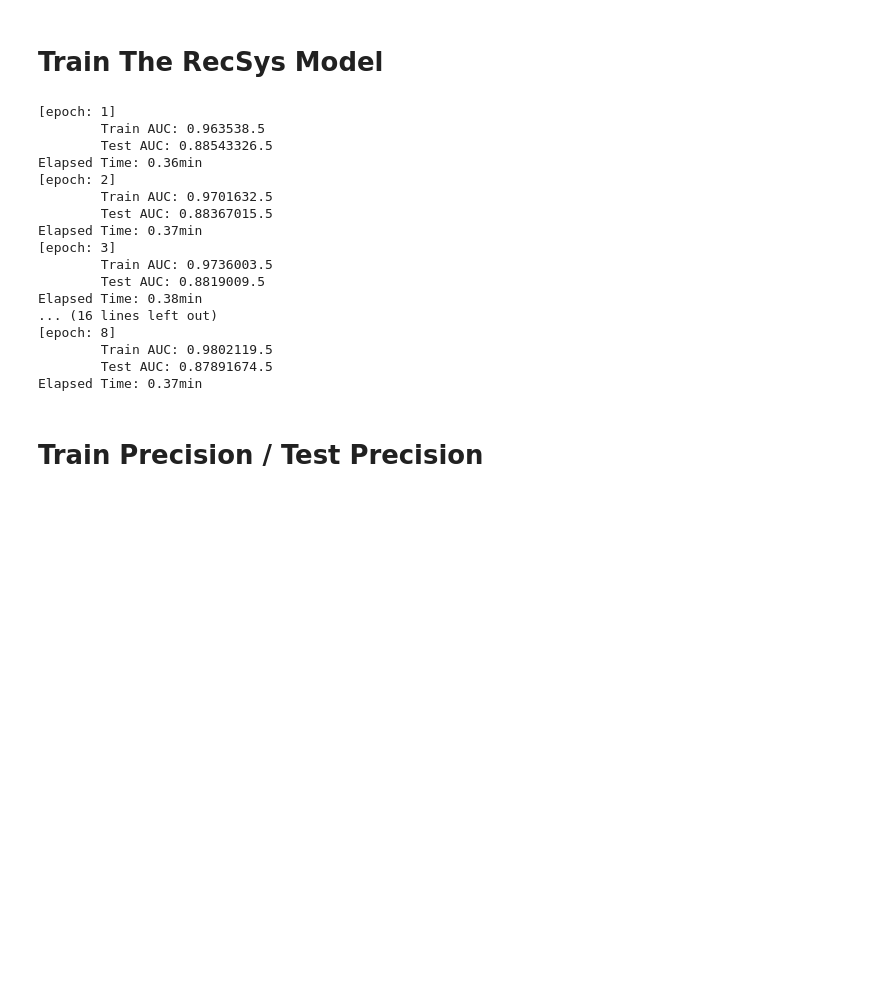
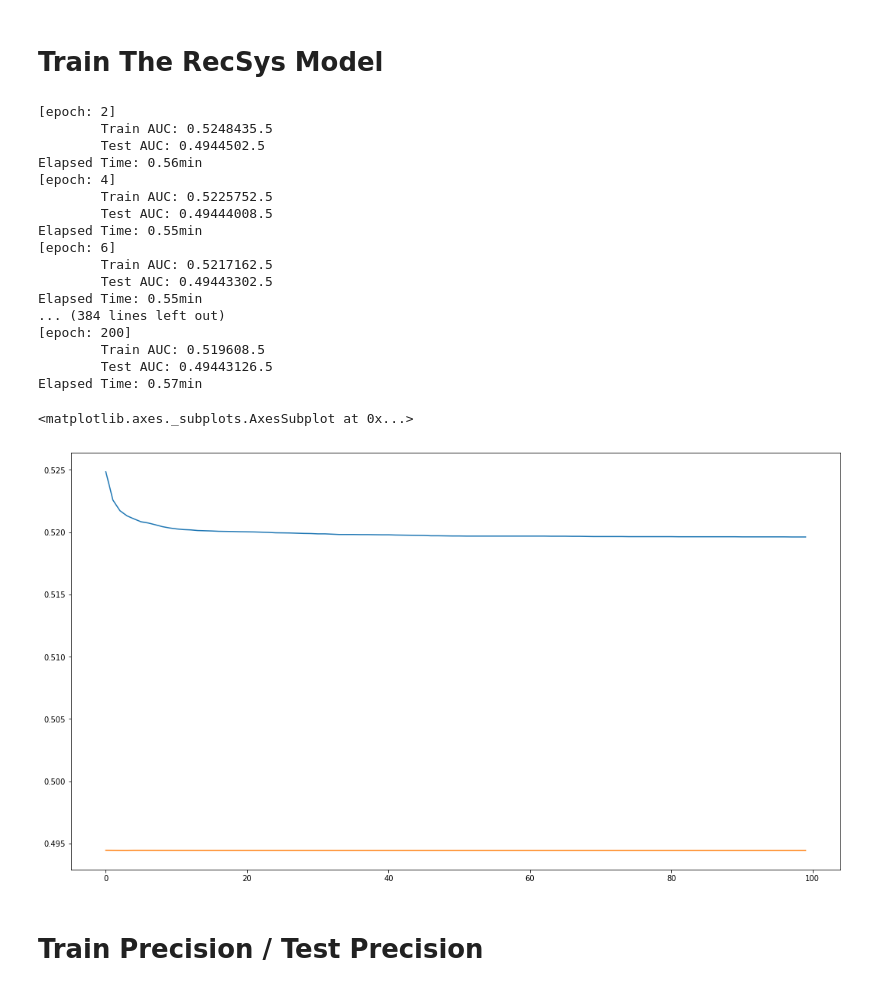
Before and after one commit to RaulSanchezVazquez/RecSys_Classification, a Jupyter notebook: Movies_classifier.ipynb, the cells around one changed output. Cells and saved outputs as stored; diff of their text form; code cells hidden in the pictures; blank space fills up the shorter version.

```diff
--- a/Movies_classifier.ipynb
+++ b/Movies_classifier.ipynb
@@ -97,8 +112,8 @@ test_coo
 # Train The RecSys Model
 # %%
 #EPOCHS ITERATIONS
-EPOCHS_INCR = 1
-EPOCHS = 8
+EPOCHS_INCR = 2
+EPOCHS = 200
 iterations = range(
     EPOCHS_INCR,
     EPOCHS + EPOCHS_INCR,
@@ -107,10 +122,14 @@ iterations = range(
 #Log Variables (Train/Test)
 train_auc = []
 test_auc = []
-train_sample_ids = train.sample(1000)[SEQ_ID_USER].unique()
 
 #Train Model
-model = LightFM(learning_rate=0.05, loss='warp')
+model = LightFM(
+    learning_rate=0.001,
+    item_alpha=.1,
+    no_components=30,
+    loss='warp')
+
 for epoch in iterations:
     print("[epoch: %s]" % epoch)
     start_time = time.time()
@@ -118,17 +137,20 @@ for epoch in iterations:
     model.fit_partial(
         train_coo,
         epochs=EPOCHS_INCR,
+        item_features=scipy.sparse.csr_matrix(i_features.values),
         num_threads=N_JOBS)
 
     train_auc_local = auc_score(
         model,
         train_coo,
+        item_features=scipy.sparse.csr_matrix(i_features.values),
         num_threads=N_JOBS).mean()
     train_auc.append(train_auc_local)
 
     test_auc_local = auc_score(
         model,
         test_coo,
+        item_features=scipy.sparse.csr_matrix(i_features.values),
         num_threads=N_JOBS).mean()
     test_auc.append(test_auc_local)
 
@@ -138,22 +160,30 @@ for epoch in iterations:
     print("Elapsed Time: %smin" % round(
         (time.time() - start_time)/60, 2))
 # %% [output]
-[epoch: 1]
-        Train AUC: 0.963538.5
-        Test AUC: 0.88543326.5
-Elapsed Time: 0.36min
 [epoch: 2]
-        Train AUC: 0.9701632.5
-        Test AUC: 0.88367015.5
-Elapsed Time: 0.37min
-[epoch: 3]
-        Train AUC: 0.9736003.5
-        Test AUC: 0.8819009.5
-Elapsed Time: 0.38min
-... (16 lines left out)
-[epoch: 8]
-        Train AUC: 0.9802119.5
-        Test AUC: 0.87891674.5
-Elapsed Time: 0.37min
+        Train AUC: 0.5248435.5
+        Test AUC: 0.4944502.5
+Elapsed Time: 0.56min
+[epoch: 4]
+        Train AUC: 0.5225752.5
+        Test AUC: 0.49444008.5
+Elapsed Time: 0.55min
+[epoch: 6]
+        Train AUC: 0.5217162.5
+        Test AUC: 0.49443302.5
+Elapsed Time: 0.55min
+... (384 lines left out)
+[epoch: 200]
+        Train AUC: 0.519608.5
+        Test AUC: 0.49443126.5
+Elapsed Time: 0.57min
+# %%
+fig, ax = plt.subplots(1, 1)
+
+pd.Series(train_auc).plot(figsize=(18, 10), ax=ax)
+pd.Series(test_auc).plot(figsize=(18, 10), ax=ax)
+# %% [output]
+<matplotlib.axes._subplots.AxesSubplot at 0x...>
+[figure, added]
 # %% [markdown]
 # Train Precision / Test Precision
```
Also changed, not shown: parts of 18 cells of this notebook, 8 other files.
